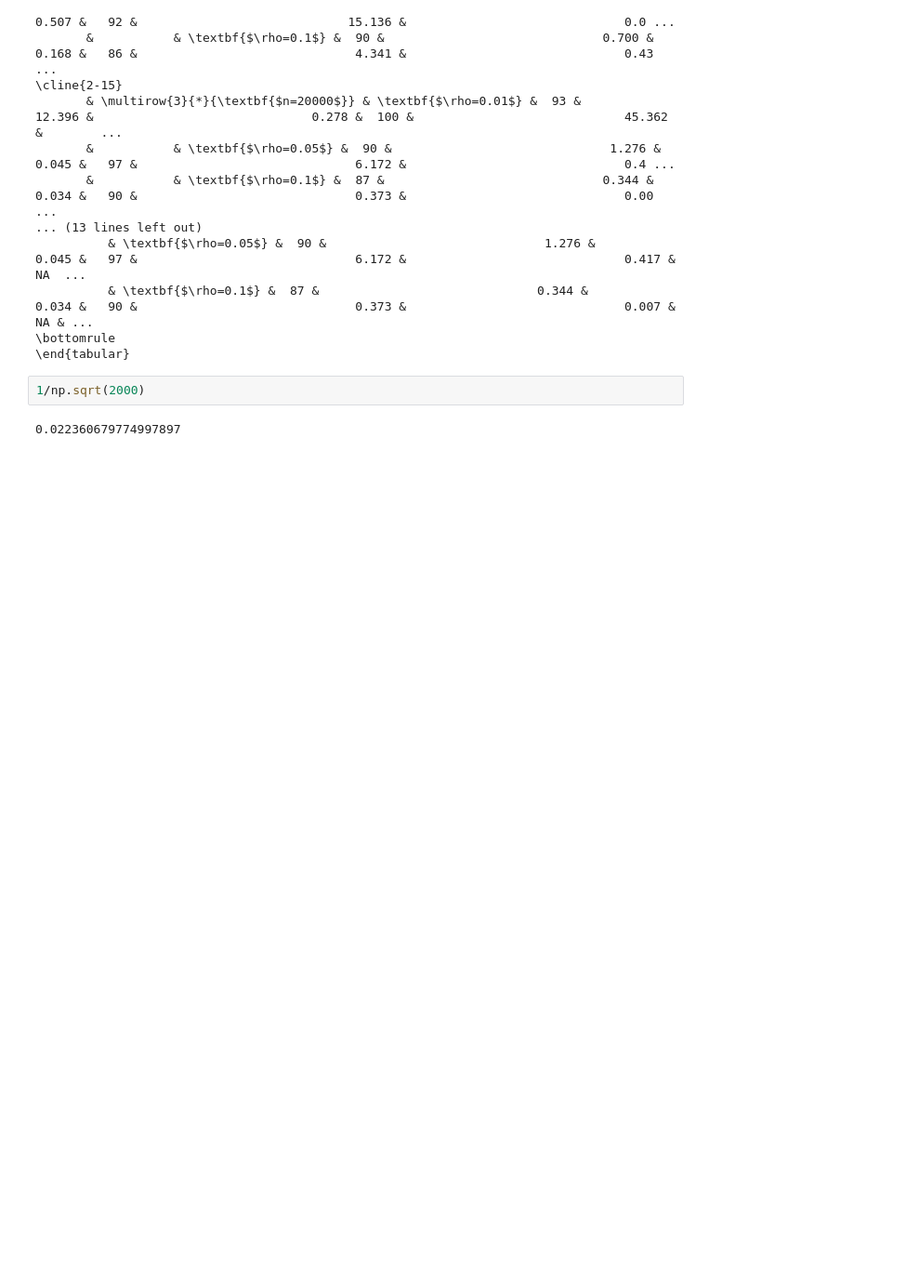
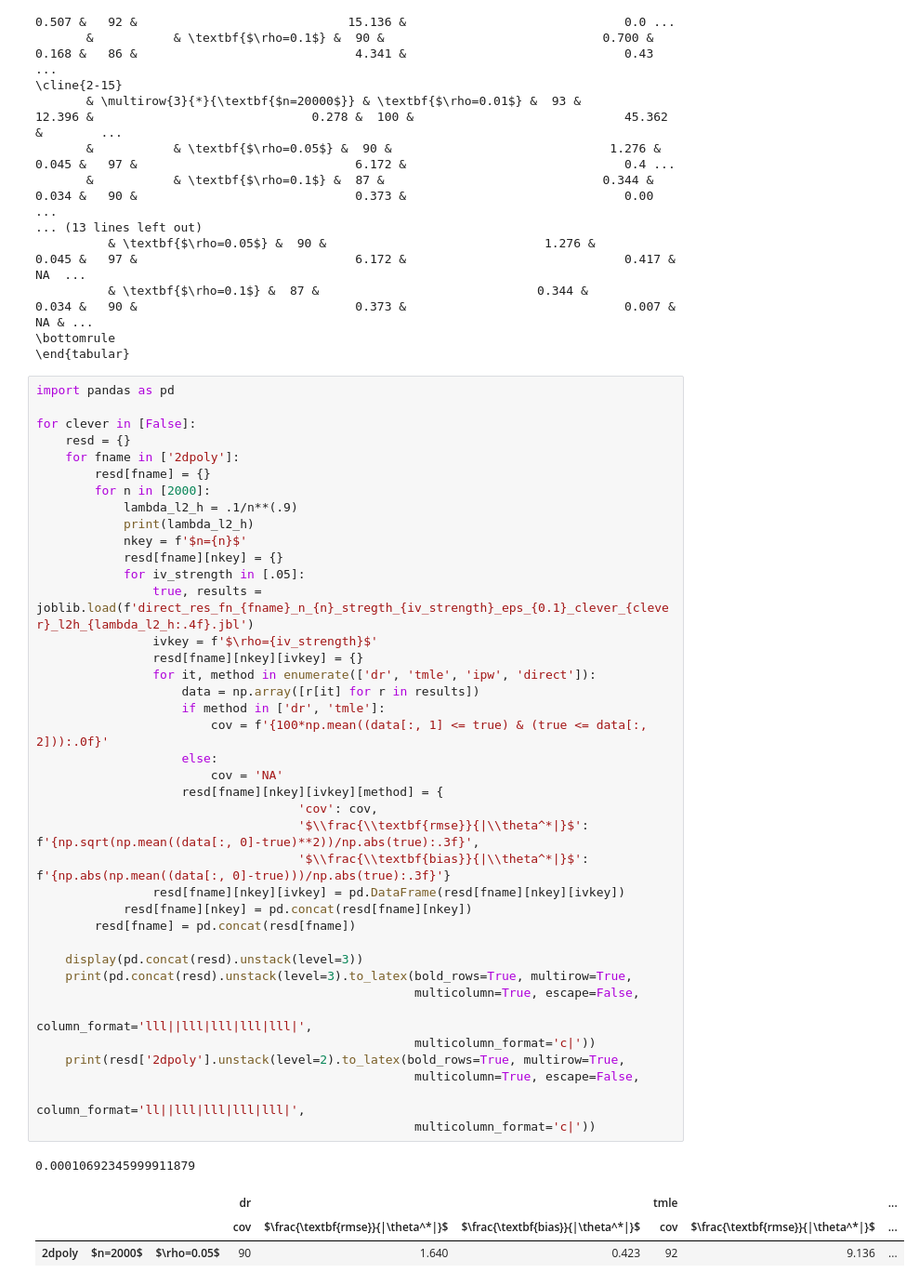
Before and after one commit to syrgkanislab/npiv_functionals, a Jupyter notebook: notebooks/Postprocess.ipynb, the cells around one changed output. Shown at 93% size. Saved outputs shown, nothing was run; the diff lists cells and outputs as text; blank space fills up the shorter version.

```diff
--- a/notebooks/Postprocess.ipynb
+++ b/notebooks/Postprocess.ipynb
@@ -336,7 +336,47 @@ for clever in [True]:
           & \textbf{$\rho=0.1$} &  87 &                              0.344 &                              0.034 &   90 &                              0.373 &                              0.007 &  NA & ...
 \bottomrule
 \end{tabular}
-# %%
-1/np.sqrt(2000)
-# %% [output]
-0.022360679774997897
+# %%
+import pandas as pd
+
+for clever in [False]:
+    resd = {}
+    for fname in ['2dpoly']:
+        resd[fname] = {}
+        for n in [2000]:
+            lambda_l2_h = .1/n**(.9)
+            print(lambda_l2_h)
+            nkey = f'$n={n}$'
+            resd[fname][nkey] = {}
+            for iv_strength in [.05]:
+                true, results = joblib.load(f'direct_res_fn_{fname}_n_{n}_stregth_{iv_strength}_eps_{0.1}_clever_{clever}_l2h_{lambda_l2_h:.4f}.jbl')
+                ivkey = f'$\rho={iv_strength}$'
+                resd[fname][nkey][ivkey] = {}
+                for it, method in enumerate(['dr', 'tmle', 'ipw', 'direct']):
+                    data = np.array([r[it] for r in results])
+                    if method in ['dr', 'tmle']:
+                        cov = f'{100*np.mean((data[:, 1] <= true) & (true <= data[:, 2])):.0f}'
+                    else:
+                        cov = 'NA'
+                    resd[fname][nkey][ivkey][method] = {
+                                    'cov': cov,
+                                    '$\\frac{\\textbf{rmse}}{|\\theta^*|}$': f'{np.sqrt(np.mean((data[:, 0]-true)**2))/np.abs(true):.3f}',
+                                    '$\\frac{\\textbf{bias}}{|\\theta^*|}$': f'{np.abs(np.mean((data[:, 0]-true)))/np.abs(true):.3f}'}
+                resd[fname][nkey][ivkey] = pd.DataFrame(resd[fname][nkey][ivkey])
+            resd[fname][nkey] = pd.concat(resd[fname][nkey])
+        resd[fname] = pd.concat(resd[fname])
+
+    display(pd.concat(resd).unstack(level=3))
+    print(pd.concat(resd).unstack(level=3).to_latex(bold_rows=True, multirow=True,
+                                                    multicolumn=True, escape=False,
+                                                    column_format='lll||lll|lll|lll|lll|',
+                                                    multicolumn_format='c|'))
+    print(resd['2dpoly'].unstack(level=2).to_latex(bold_rows=True, multirow=True,
+                                                    multicolumn=True, escape=False,
+                                                    column_format='ll||lll|lll|lll|lll|',
+                                                    multicolumn_format='c|'))
+# %% [output]
+0.00010692345999911879
+|  |  |  | dr |  |  | tmle |  | ... |
+|  |  |  | cov | $\frac{\textbf{rmse}}{|\theta^*|}$ | $\frac{\textbf{bias}}{|\theta^*|}$ | cov | $\frac{\textbf{rmse}}{|\theta^*|}$ | ... |
+| 2dpoly | $n=2000$ | $\rho=0.05$ | 90 | 1.640 | 0.423 | 92 | 9.136 | ... |
```
Also changed, not shown: parts of 1 cell of this notebook, 1 other file.
